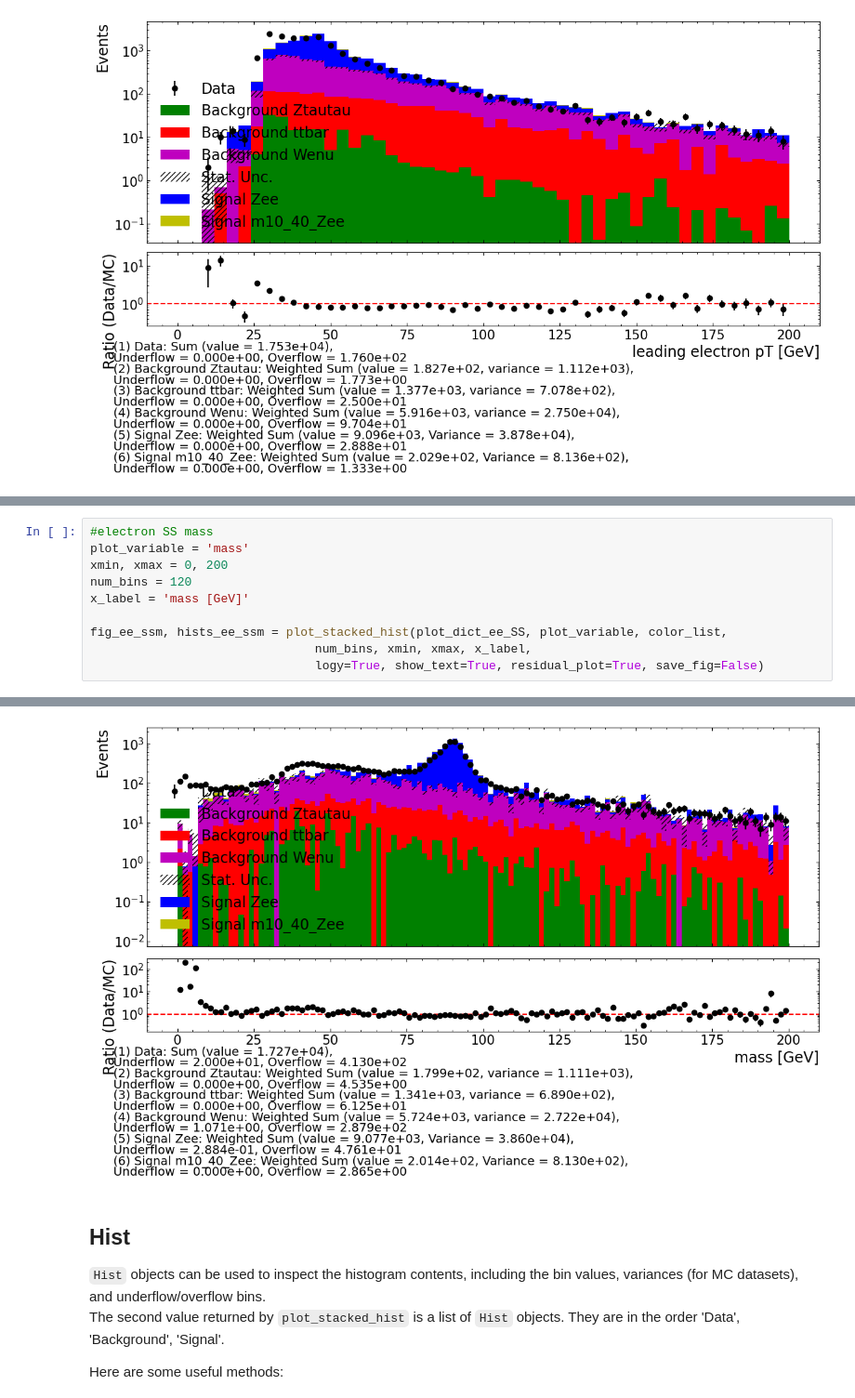
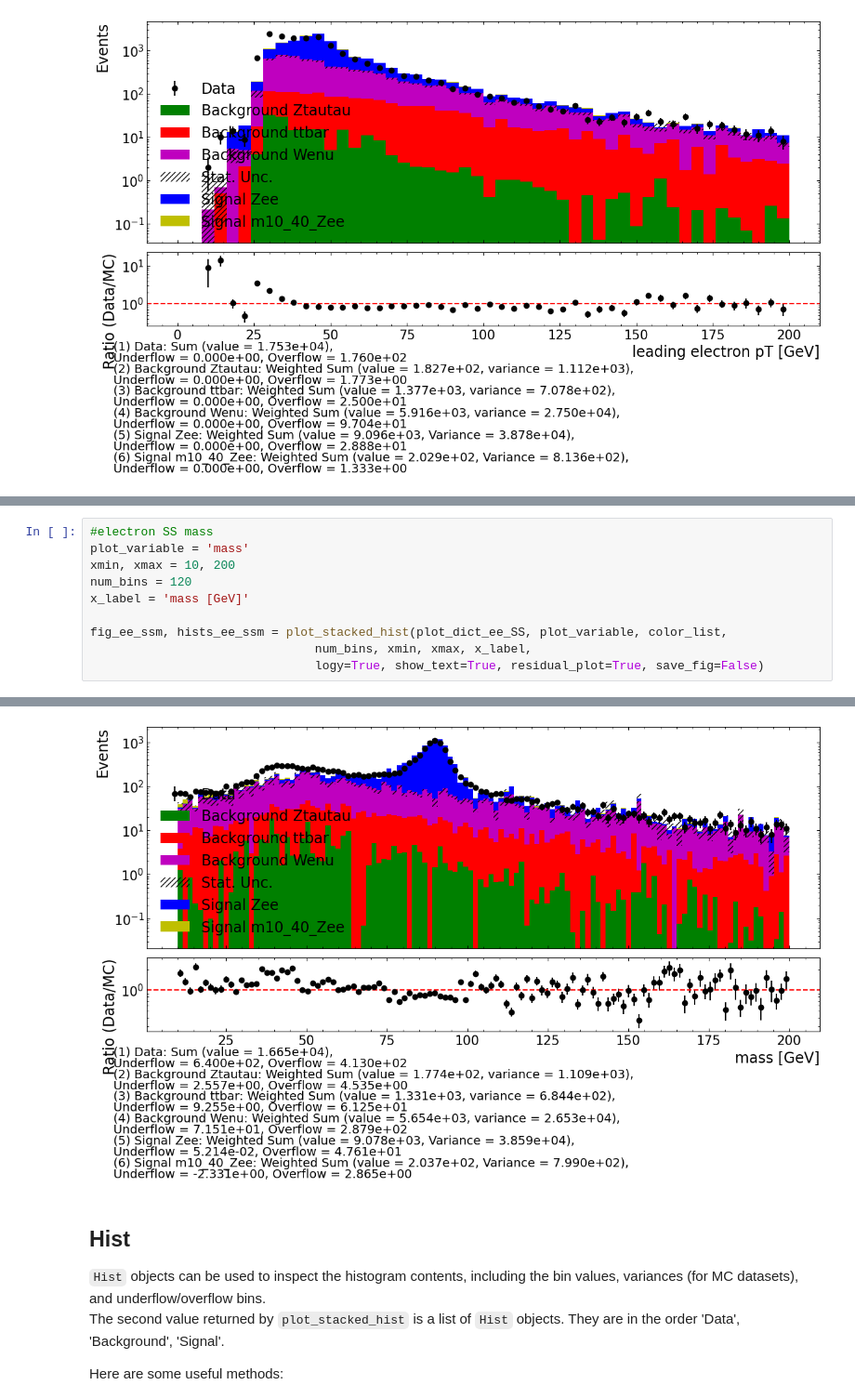
Before and after one commit to hongshaoyee/ATLAS-Higgs-ZW, a Jupyter notebook: ATLAS-parquet/DilepLabNotebook.ipynb, the cells around one changed output, grey strips where cells are left out. Shown at 93% size. Saved outputs shown, nothing was run; the diff lists cells and outputs as text.

Commit message:
electron and muon graphs

```diff
--- a/ATLAS-parquet/DilepLabNotebook.ipynb
+++ b/ATLAS-parquet/DilepLabNotebook.ipynb
@@ -580,7 +580,7 @@ Elapsed time = 1.0s
 # %%
 #electron SS mass
 plot_variable = 'mass'
-xmin, xmax = 0, 200
+xmin, xmax = 10, 200
 num_bins = 120
 x_label = 'mass [GeV]'
 
@@ -592,4 +592,4 @@ Elapsed time = 0.5s
-[figure, old version]
+[figure, new version]
 # %% [markdown]
 ## Hist
 `Hist` objects can be used to inspect the histogram contents, including the bin values, variances (for MC datasets), and underflow/overflow bins.
```
Also changed, not shown: parts of 10 cells of this notebook.
